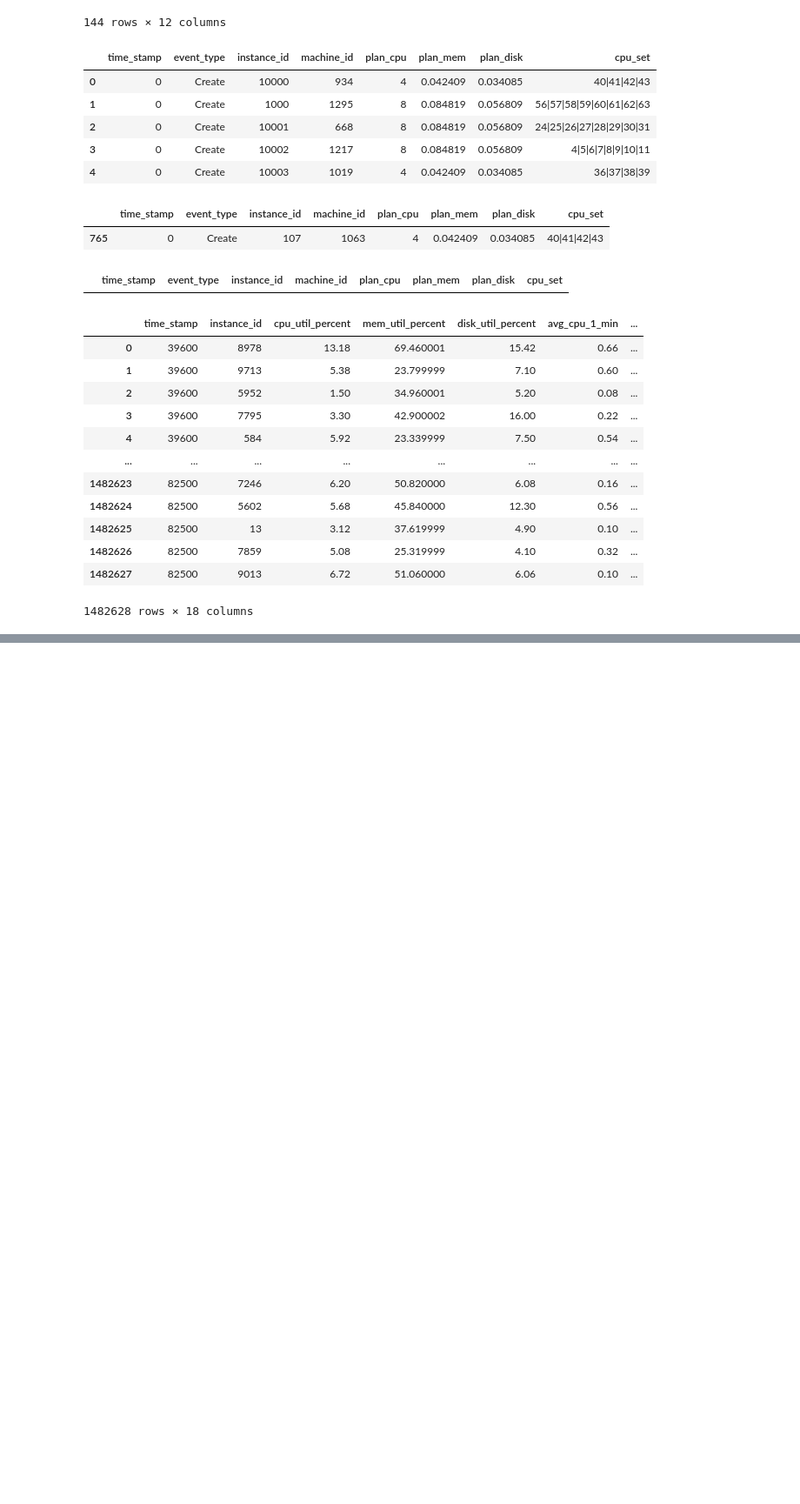
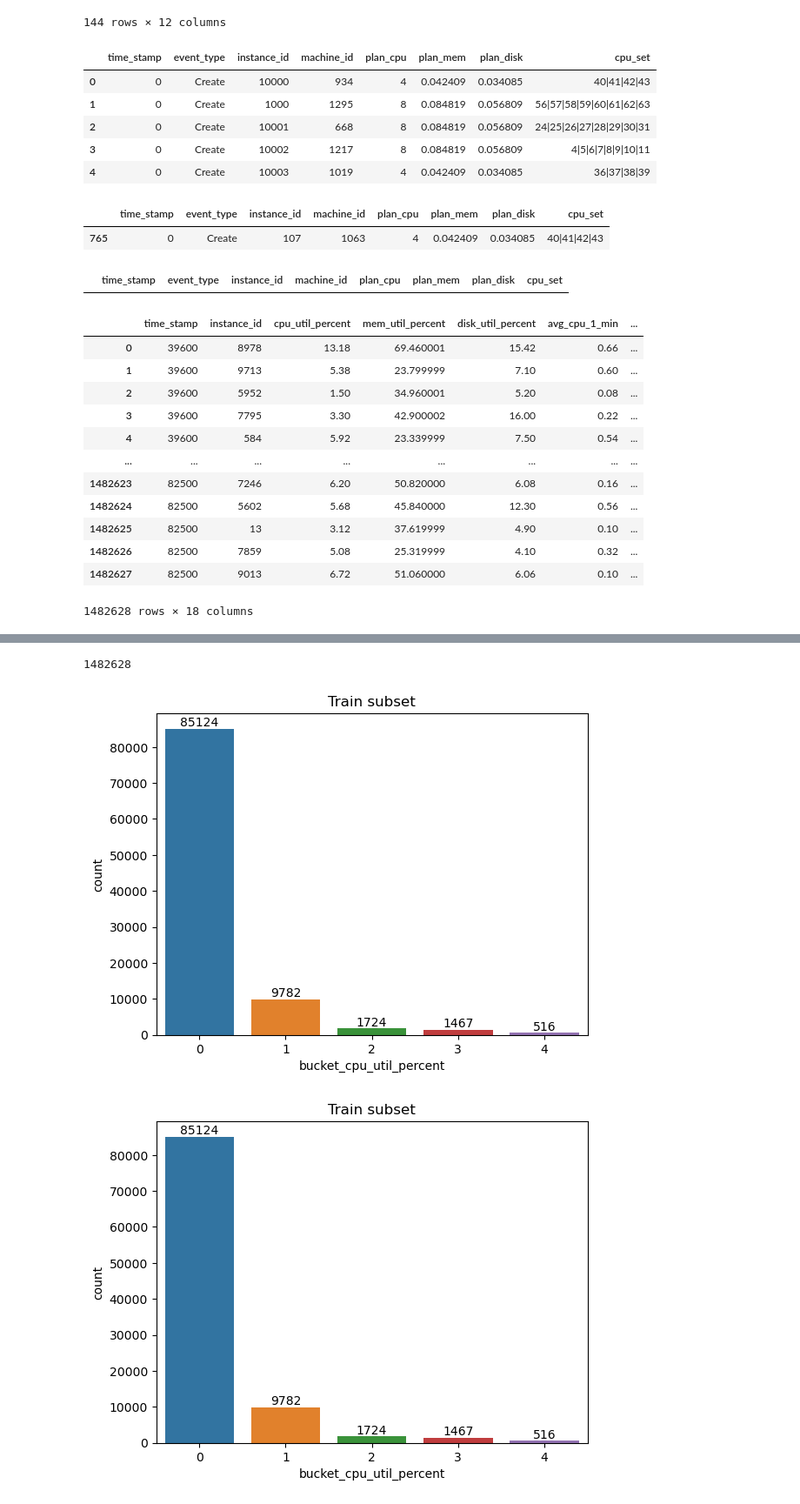
Before and after one commit to rayandrew/anl-cl, a Jupyter notebook: prototypes/alibaba-container-2017.ipynb, the cells around one changed output, grey strips where cells are left out. Shown: that part at 87% size. Drawn from its saved outputs; the diff is of its cells as text; code cells hidden in the pictures; blank space fills up the shorter version.

```diff
--- a/prototypes/alibaba-container-2017.ipynb
+++ b/prototypes/alibaba-container-2017.ipynb
@@ -194,0 +214,35 @@ merged_df.to_parquet("../raw_data/alibaba/container.parquet")
+# %%
+len(merged_df)
+# %% [output]
+1482628
+# %%
+target_name = "cpu_util_percent"
+bucket_target = f"bucket_{target_name}"
+n_bins = 5
+data = merged_df[:100_000].copy()
+data = clean_data(data)
+data = discretize_column(data, target_name, bucket_target, n_bins)
+# data = drop_columns(data,
+# %%
+
+def plot_hist_bar(
+    dataset: pd.DataFrame, target: str
+):
+    fig, ax = plt.subplots()
+    sns.countplot(
+        x=target,
+        data=dataset,
+        ax=ax,
+    )
+    ax.bar_label(ax.containers[0])
+    ax.set_title(f"Train subset")
+    # ax.set_xlabel("CPU avg")
+    # ax.set_ylabel("Probability")
+    # fig.savefig(output_path)
+    # plt.close(fig)
+    return fig
+
+plot_hist_bar(data, bucket_target)
+# %% [output]
+[figure, added]
+[figure, added]
```
Also changed, not shown: parts of 5 cells of this notebook, 6 other files.
